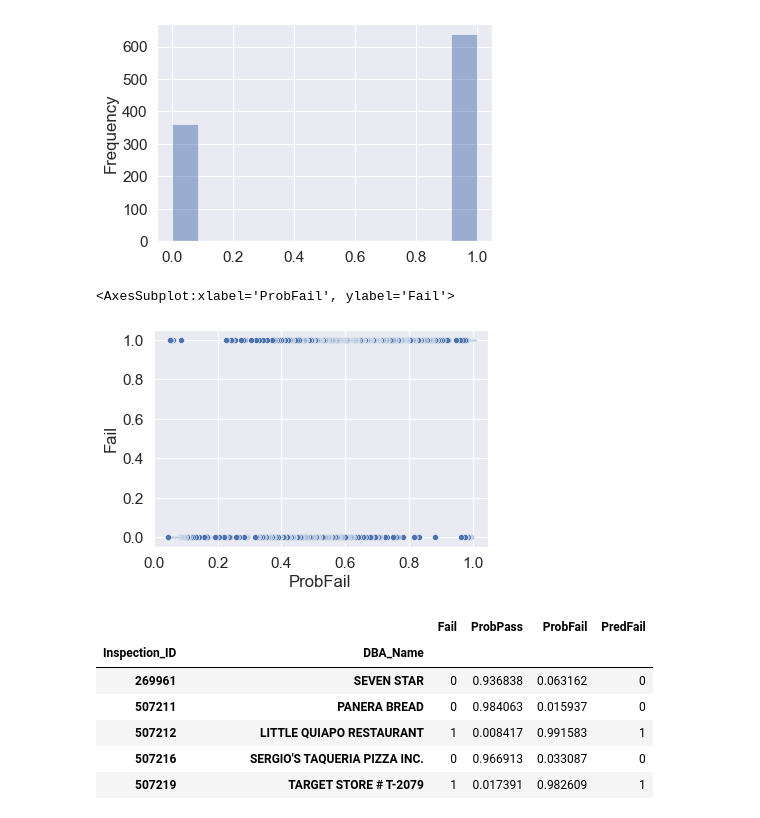
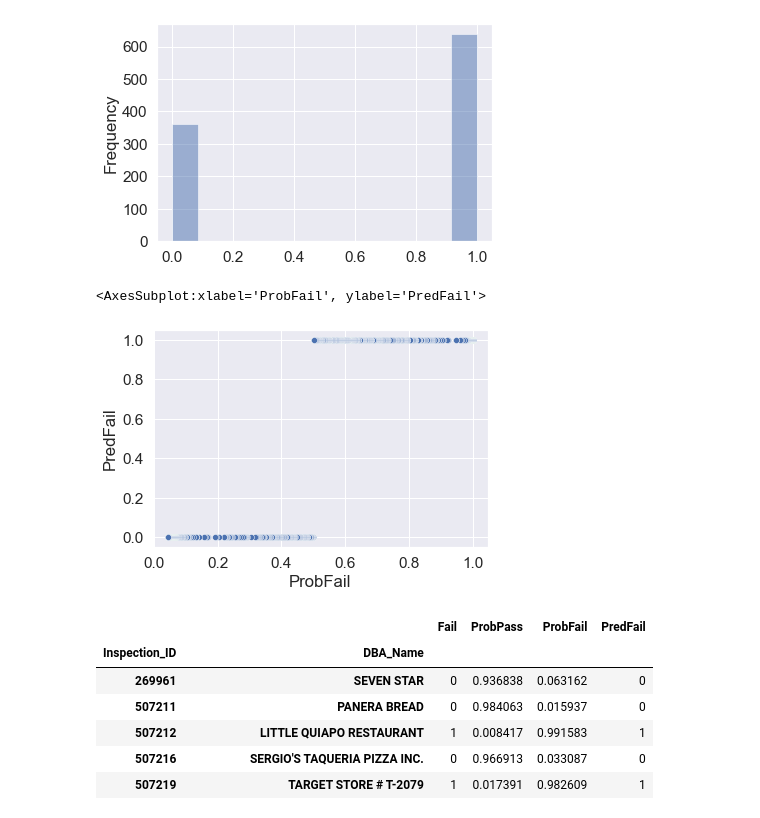
Before and after one commit to annettegailliot/CSS_Project3_Team7_Fall2022, a Jupyter notebook: Project 3 Students.ipynb, the cells around one changed output. Drawn from its saved outputs; the diff is of its cells as text; code cells hidden in the pictures.

```diff
--- a/Project 3 Students.ipynb
+++ b/Project 3 Students.ipynb
@@ -482,10 +500,10 @@ ax = audit_t1000['PredFail'].plot.hist(bins=12, alpha=0.5)
 # %% [output]
 [figure]
 # %%
-sns.scatterplot(data=audit_t1000.reset_index(), x="ProbFail", y="Fail")
+sns.scatterplot(data=audit_t1000.reset_index(), x="ProbFail", y="PredFail")
 # %% [output]
-<AxesSubplot:xlabel='ProbFail', ylabel='Fail'>
+<AxesSubplot:xlabel='ProbFail', ylabel='PredFail'>
-[figure, old version]
+[figure, new version]
 # %%
 #get probability of Fail on whole dataset
 audit_prob_full = pd.DataFrame(np.asmatrix(log_model.predict_proba(X)), index=X.index)
```
Also changed, not shown: parts of 12 cells of this notebook, 4 other files.
